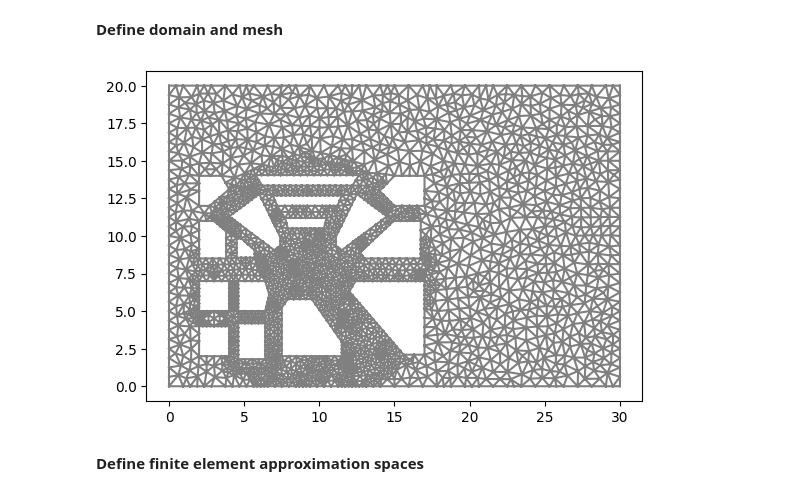
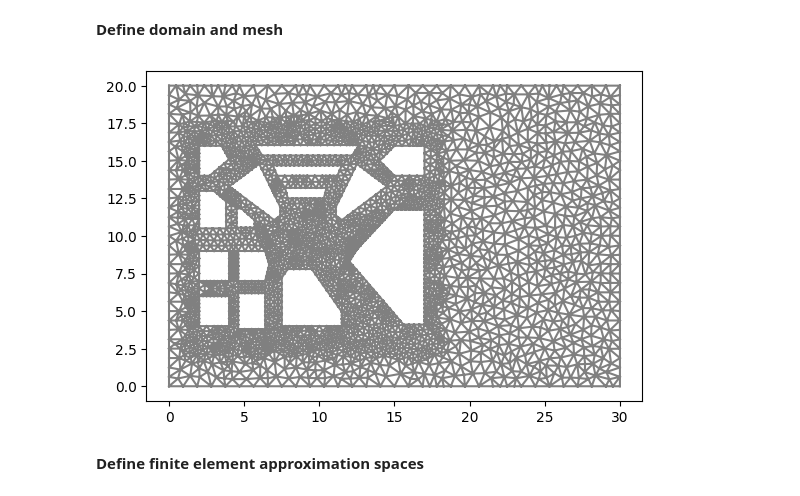
Before and after one commit to ellenmatt/DD2365-aflum, a Jupyter notebook: Project/Project_test.ipynb, the cells around one changed output. Drawn from its saved outputs; the diff is of its cells as text; code cells hidden in the pictures.

```diff
--- a/Project/Project_test.ipynb
+++ b/Project/Project_test.ipynb
@@ -114,7 +114,7 @@ def PlaceHouse(shape, offsetX, offsetY, scaleX, scaleY):
 # PlaceHouse(shape, offsetX, offsetY, scaleX, scaleY)
 # for i in range(0, 5):
 #   houses += PlaceHouse(shape, 12 - i, 2 + 2 * i, 0.5)
-meshoff = 1
+meshoff = 3
 
 shape1 = [[0.5, 1], [-1, 1], [-1, -1], [-0.3, -1], [1, 0.1]]
 house1 = PlaceHouse(shape1, 3, 12 + meshoff, 1, 1)
@@ -158,8 +158,11 @@ house14 = PlaceHouse(shape14, 15, 11 + meshoff, 1, 1)
 shape15 = [[0, 0], [1.5, -1.5], [1.7, -1.3], [1.7, -0.9], [1, 1]]
 house15 = PlaceHouse(shape15, 14.5, 10.3 + meshoff, -2, 1.5)
 
+# shape16 = [[0, 0], [2.5, 0], [2.5, 2.5], [1.3, 2.5], [-0.2, 0.4]]
+# house16 = PlaceHouse(shape16, 13, 7.5 + meshoff, 1.5, 1)
+
 shape16 = [[0, 0], [2.5, 0], [2.5, 2.5], [1.3, 2.5], [-0.2, 0.4]]
-house16 = PlaceHouse(shape16, 13, 7.5 + meshoff, 1.5, 1)
+house16 = PlaceHouse(shape16, 12.75, 5.5 + meshoff, 1.7, 1.3)
 
 shape17 =[[0, 0], [1.8, -3], [2.5, -3], [2.5, 0.5], [0.2, 0.5], [0.2, 0.5]]
 house17 = PlaceHouse(shape17, 12, 5.3 + meshoff, 2, 1.4)
@@ -169,30 +172,32 @@ houses = house1 + house2 + house3 + house4 + house5 + house6 + house7 + house8 +
 # %%
 mesh = generate_mesh(Rectangle(Point(0.0,0.0), Point(L,H))  - houses, resolution)
 
 
 no_levels = 1
 for i in range(0,no_levels):
   cell_marker = MeshFunction("bool", mesh, mesh.topology().dim())
   for cell in cells(mesh):
     cell_marker[cell] = False
     p = cell.midpoint()
-    if p.distance(Point(9.5, 7)) < 8.0:
-        cell_marker[cell] = True
+    if (p[0] > 1 and p[0] < 18 and p[1] > 2 and p[1] < 17.5):
+      cell_marker[cell] = True
+    # if p.distance(Point(9.5, 10)) < 8.5:
+    #     cell_marker[cell] = True
   mesh = refine(mesh, cell_marker)
 
 # Define mesh functions (for boundary conditions)
 boundaries = MeshFunction("size_t", mesh, mesh.topology().dim()-1)
 boundaries.set_all(0)
 left.mark(boundaries, 1)
 right.mark(boundaries, 2)
 lower.mark(boundaries, 3)
 upper.mark(boundaries, 4)
 
 plt.figure()
 plot(mesh)
 plt.show()
 # %% [output]
-[figure, old version]
+[figure, new version]
 # %% [markdown]
 **Define finite element approximation spaces**
 # %%
```
Also changed, not shown: parts of 2 cells of this notebook.
